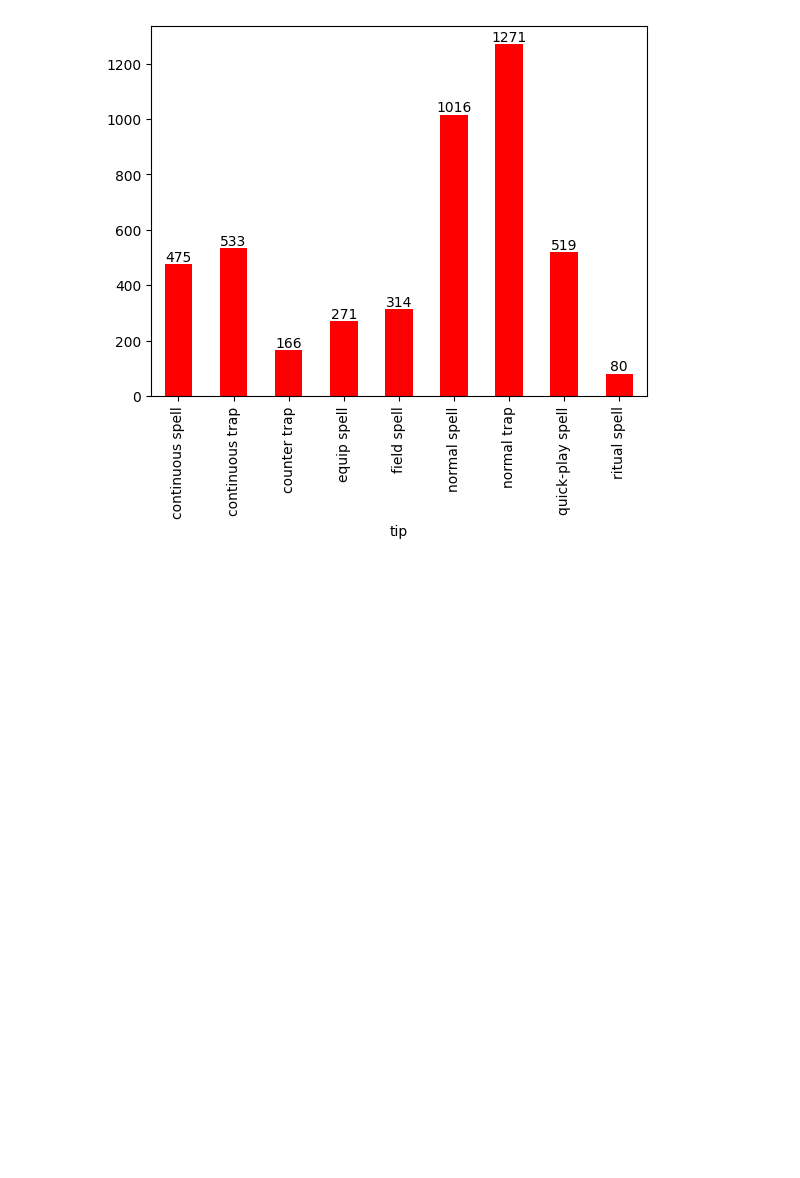
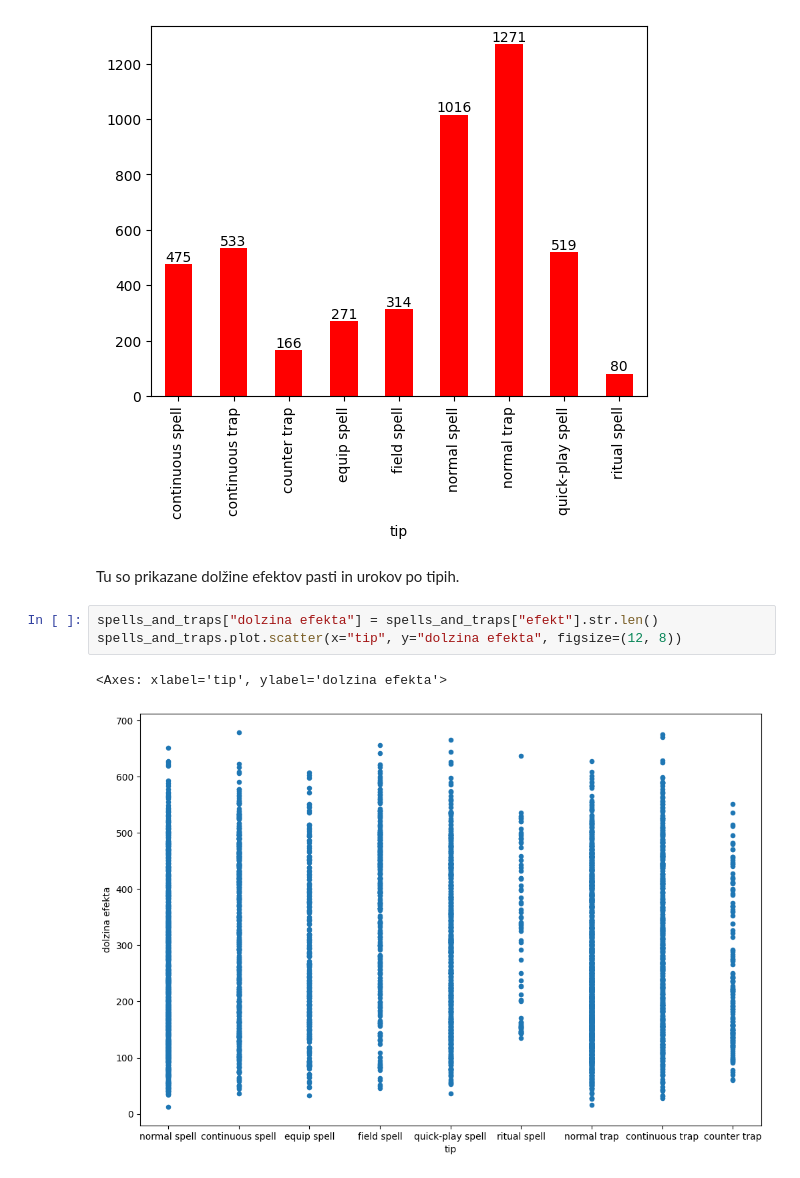
Before and after one commit to sawdem/Projektna-naloga, a Jupyter notebook: prikaz.ipynb, the cells around one changed output. Saved outputs shown, nothing was run; the diff lists cells and outputs as text; blank space fills up the shorter version.

```diff
--- a/prikaz.ipynb
+++ b/prikaz.ipynb
@@ -103,3 +103,11 @@ graf
 # %% [output]
 <Axes: xlabel='tip'>
 [figure]
+# %% [markdown]
+Tu so prikazane dolžine efektov pasti in urokov po tipih.
+# %%
+spells_and_traps["dolzina efekta"] = spells_and_traps["efekt"].str.len()
+spells_and_traps.plot.scatter(x="tip", y="dolzina efekta", figsize=(12, 8))
+# %% [output]
+<Axes: xlabel='tip', ylabel='dolzina efekta'>
+[figure, added]
```
